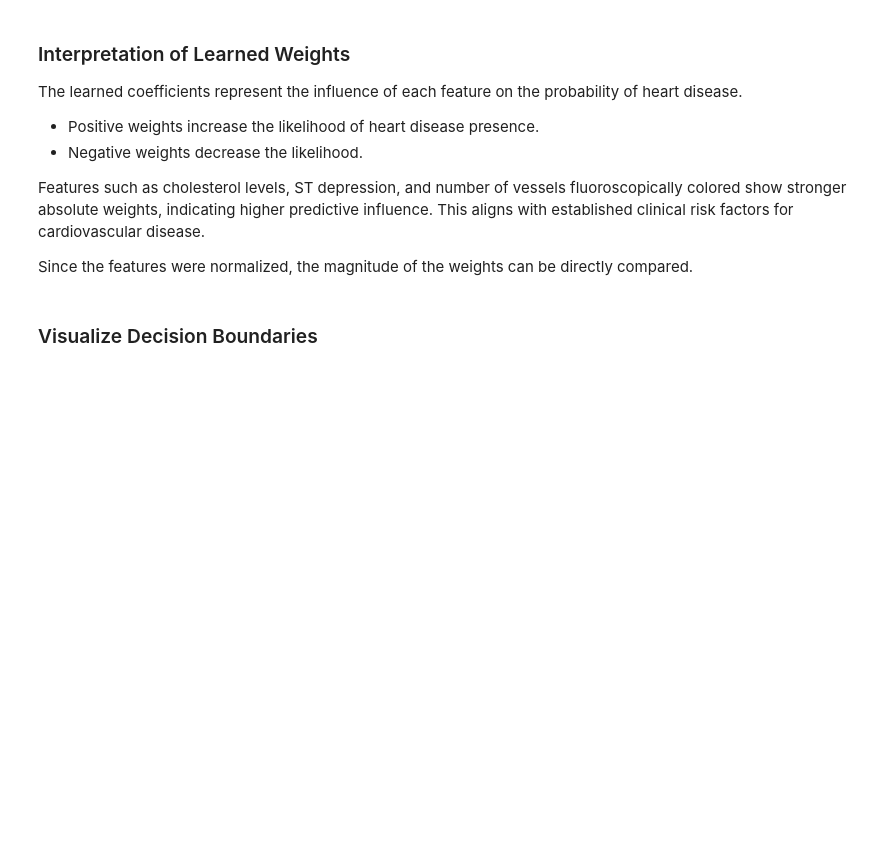
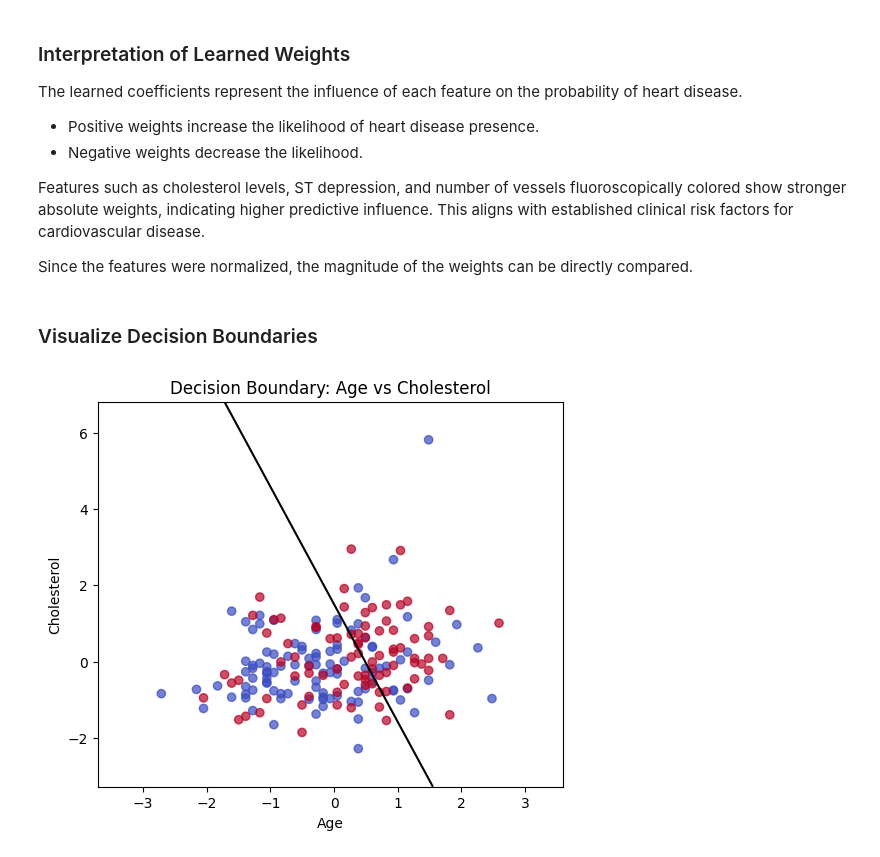
Before and after one commit to Karol2905/Lab2-TDSE, a Jupyter notebook: HeartDiseaseRiskPrediction.ipynb, the cells around one changed output. Drawn from its saved outputs; the diff is of its cells as text; code cells hidden in the pictures; blank space fills up the shorter version.

```diff
--- a/HeartDiseaseRiskPrediction.ipynb
+++ b/HeartDiseaseRiskPrediction.ipynb
@@ -348,23 +348,22 @@ def train_logistic_2d(X, y, lr=0.01, iterations=2000):
         b -= lr * db
 
     return w, b
-# %%
-def plot_decision_boundary_2d(X, y, w, b, feature_names):
-    x_min, x_max = X[:,0].min()-1, X[:,0].max()+1
-    y_min, y_max = X[:,1].min()-1, X[:,1].max()+1
-
-    xx, yy = np.meshgrid(
-        np.linspace(x_min, x_max, 300),
-        np.linspace(y_min, y_max, 300)
-    )
-
-    grid = np.c_[xx.ravel(), yy.ravel()]
-    probs = sigmoid(grid @ w + b).reshape(xx.shape)
-
-    plt.figure(figsize=(6,5))
-    plt.contour(xx, yy, probs, levels=[0.5], colors='black')
-    plt.scatter(X[:,0], X[:,1], c=y.flatten(), cmap='coolwarm', alpha=0.7)
-    plt.xlabel(feature_names[0])
-    plt.ylabel(feature_names[1])
-    plt.title(f"Decision Boundary: {feature_names[0]} vs {feature_names[1]}")
-    plt.show()
+# %%
+
+feature_idx = [0, 1]
+X_train_2d = X_train[:, feature_idx]
+feature_names_2d = [features[i] for i in feature_idx]
+
+
+w_2d, b_2d = train_logistic_2d(X_train_2d, y_train)
+
+
+plot_decision_boundary_2d(
+    X_train_2d,
+    y_train,
+    w_2d,
+    b_2d,
+    feature_names_2d
+)
+# %% [output]
+[figure, added]
```
Also changed, not shown: parts of 11 cells of this notebook.
